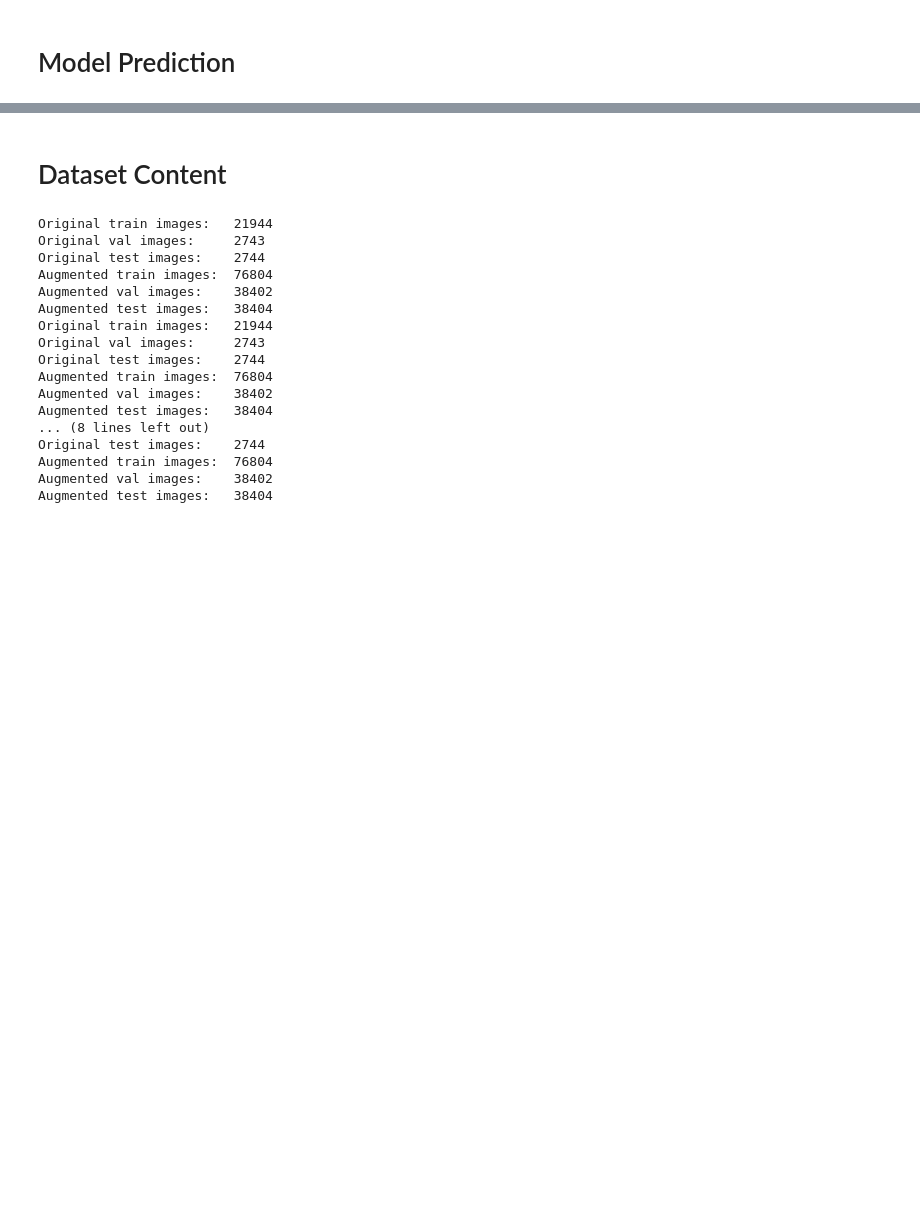
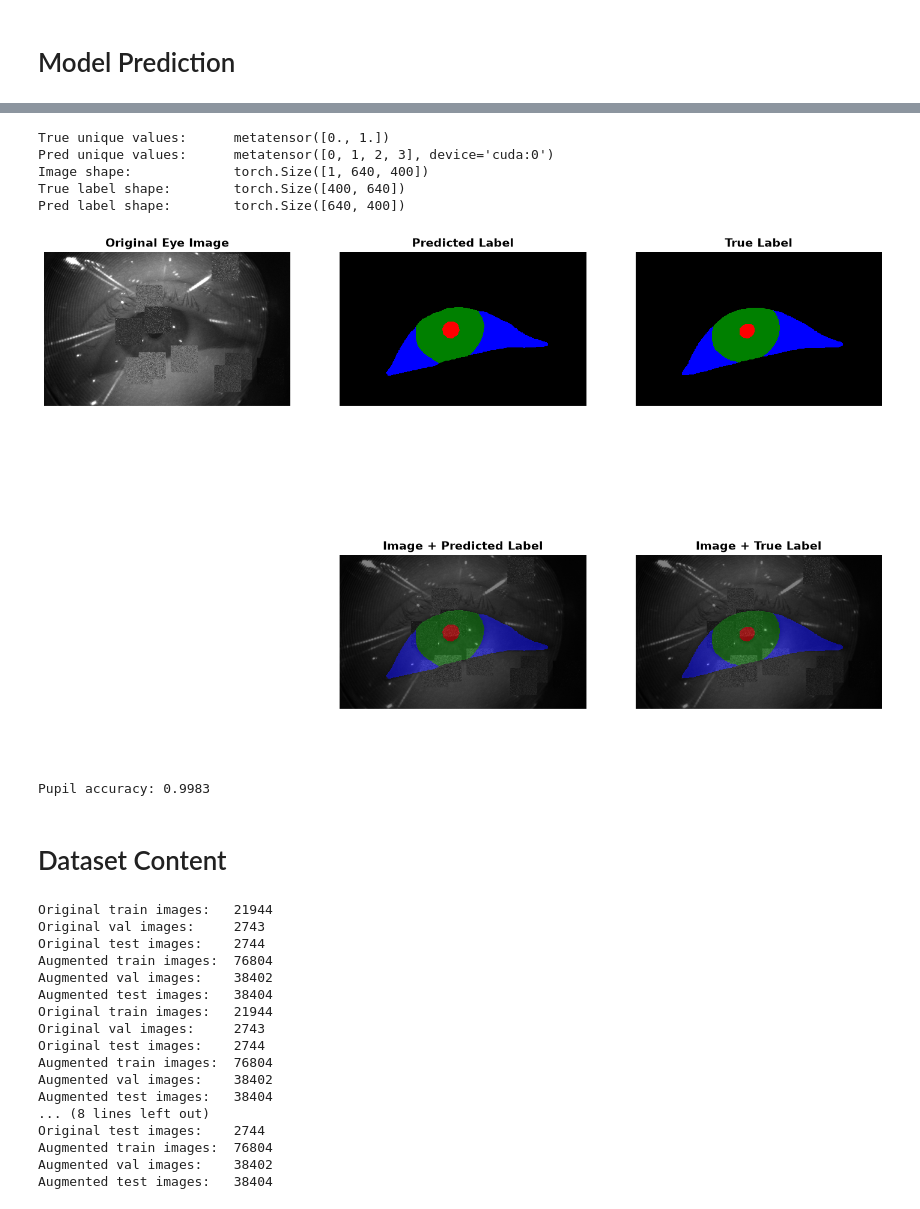
Before and after one commit to M61ss/cv-project, a Jupyter notebook: UNet/plots.ipynb, the cells around one changed output, grey strips where cells are left out. Cells and saved outputs as stored; diff of their text form; code cells hidden in the pictures; blank space fills up the shorter version.

Commit message:
correct plots

```diff
--- a/UNet/plots.ipynb
+++ b/UNet/plots.ipynb
@@ -14,7 +32,7 @@ from dataset import test_dataset
 # %%
 device = 'cuda' if torch.cuda.is_available() else 'cpu'
 
-checkpoint = torch.load(os.path.join(os.path.dirname(__file__), 'checkpoints/best-visionary-bush-31.pth'))
+checkpoint = torch.load('checkpoints/blur-mask-aug.pth')
 
 model = UNet(
     spatial_dims=2,
@@ -55,33 +73,41 @@ cmap = mcolors.ListedColormap(['black', 'blue', 'green', 'red'])
 
 fig, axes = plt.subplots(2, 3, figsize=(18, 12))
 axes[0, 0].imshow(test_img, cmap='gray')
 axes[0, 0].set_title('Original Eye Image', fontsize=14, fontweight='bold')
 axes[0, 0].axis('off')
 
 axes[0, 1].imshow(pred_label, cmap=cmap, vmin=0, vmax=3, interpolation='nearest')
 axes[0, 1].set_title('Predicted Label', fontsize=14, fontweight='bold')
 axes[0, 1].axis('off')
 
 axes[0, 2].imshow(test_label, cmap=cmap, vmin=0, vmax=3, interpolation='nearest')
 axes[0, 2].set_title('True Label', fontsize=14, fontweight='bold')
 axes[0, 2].axis('off')
 
 axes[1, 0].axis('off')
 
 axes[1, 1].imshow(test_img, cmap='gray')
 axes[1, 1].imshow(pred_label, cmap=cmap, vmin=0, vmax=3, alpha=0.5, interpolation='nearest')
 axes[1, 1].set_title('Image + Predicted Label', fontsize=14, fontweight='bold')
 axes[1, 1].axis('off')
 
 axes[1, 2].imshow(test_img, cmap='gray')
 axes[1, 2].imshow(test_label, cmap=cmap, vmin=0, vmax=3, alpha=0.5, interpolation='nearest')
 axes[1, 2].set_title('Image + True Label', fontsize=14, fontweight='bold')
 axes[1, 2].axis('off')
 
 plt.show()
 
 pupil_accuracy = (((pred_label == 3) * (test_label == 3)).float().sum() / (test_label == 3).float().sum()).item()
 print(f'Pupil accuracy: {pupil_accuracy:.4f}')
+# %% [output]
+True unique values:      metatensor([0., 1.])
+Pred unique values:      metatensor([0, 1, 2, 3], device='cuda:0')
+Image shape:             torch.Size([1, 640, 400])
+True label shape:        torch.Size([400, 640])
+Pred label shape:        torch.Size([640, 400])
+[figure, added]
+Pupil accuracy: 0.9983
 # %% [markdown]
 # Dataset Content
 # %%
```
Also changed, not shown: parts of 1 cell of this notebook.
